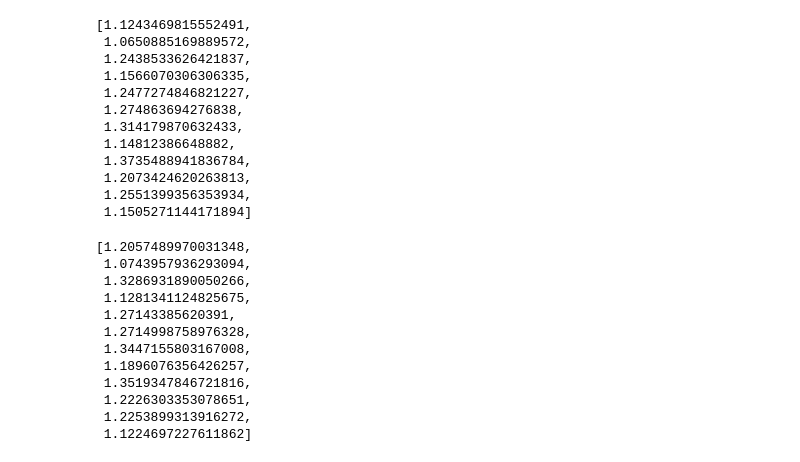
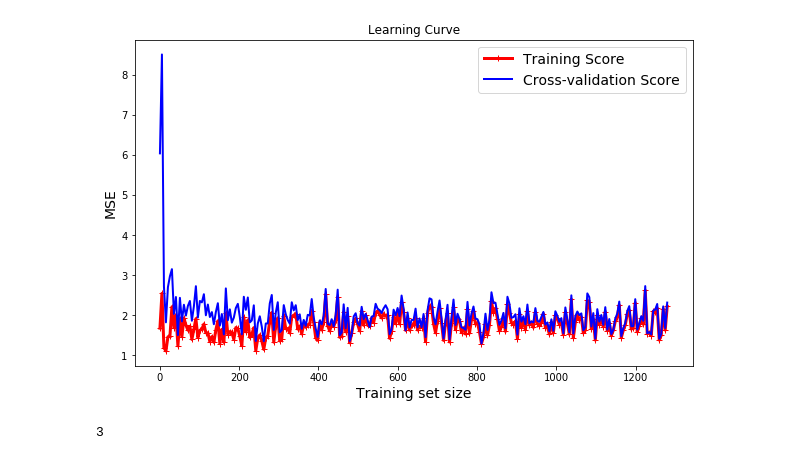
Before and after one commit to hhruby/478, a Jupyter notebook: wilmes_luke_hruby_harrison_3.ipynb, the cells around one changed output. Drawn from its saved outputs; the diff is of its cells as text; code cells hidden in the pictures.

```diff
--- a/wilmes_luke_hruby_harrison_3.ipynb
+++ b/wilmes_luke_hruby_harrison_3.ipynb
@@ -302,0 +608,3 @@ array([[-0.87868171,  1.66811744, -0.9434985 , ...,  0.44195403,
+# %%
+lm_scaled = Linear_Regression()
+lm_scaled.fit(X_train, y_train, learning_rate=.0001, epochs=1000, tol=None, regularizer='l1', lambd=.1)
@@ -303,3 +638,2 @@ array([[-0.87868171,  1.66811744, -0.9434985 , ...,  0.44195403,
 # %%
-lm = Linear_Regression()
-lm.fit(X_train, y_train, learning_rate=0.0001, epochs=1000, tol=.00001, regularizer= None, lambd=0.0)
+train_scores, val_scores = learning_curve(lm, X_train, y_train, 5, train_size=5, learning_rate=0.0001, epochs=1000, tol=None, regularizer=None, lambd=0.0)
@@ -417,2 +657,0 @@ len(list(itertools.combinations(range(X.shape[1]),2)))l
-# %%
-train_scores, val_scores = learning_curve(lm, X_train, y_train, 5, train_size=10, learning_rate=0.0001, epochs=1000, tol=None, regularizer=None, lambd=0.0)
@@ -437,30 +658,19 @@ train_scores, val_scores = learning_curve(lm, X_train, y_train, 5, train_size=10
-# %%
-train_scores
-# %% [output]
-[1.1243469815552491,
- 1.0650885169889572,
- 1.2438533626421837,
- 1.1566070306306335,
- 1.2477274846821227,
- 1.274863694276838,
- 1.314179870632433,
- 1.14812386648882,
- 1.3735488941836784,
- 1.2073424620263813,
- 1.2551399356353934,
- 1.1505271144171894]
-# %%
-val_scores
-# %% [output]
-[1.2057489970031348,
- 1.0743957936293094,
- 1.3286931890050266,
- 1.1281341124825675,
- 1.27143385620391,
- 1.2714998758976328,
- 1.3447155803167008,
- 1.1896076356426257,
- 1.3519347846721816,
- 1.2226303353078651,
- 1.2253899313916272,
- 1.1224697227611862]
+# %%
+import matplotlib.pyplot as plt
+%matplotlib inline
+train_sizes = np.linspace(0, 1280, len(train_scores))
+
+plt.figure(figsize=(10, 6))
+plt.plot(train_sizes, train_scores, "r-+", linewidth=3, label="Training Score")
+plt.plot(train_sizes, val_scores, "b-", linewidth=2, label="Cross-validation Score")
+plt.legend(loc="best", fontsize=14)
+plt.xlabel("Training set size", fontsize=14)
+plt.ylabel("MSE", fontsize=14)
+plt.title("Learning Curve")
+plt.show()
+# %% [output]
+[figure, added]
+# %%
+min(df['quality'])
+# %% [output]
+3
```
Also changed, not shown: parts of 43 cells of this notebook, 1 other file.
